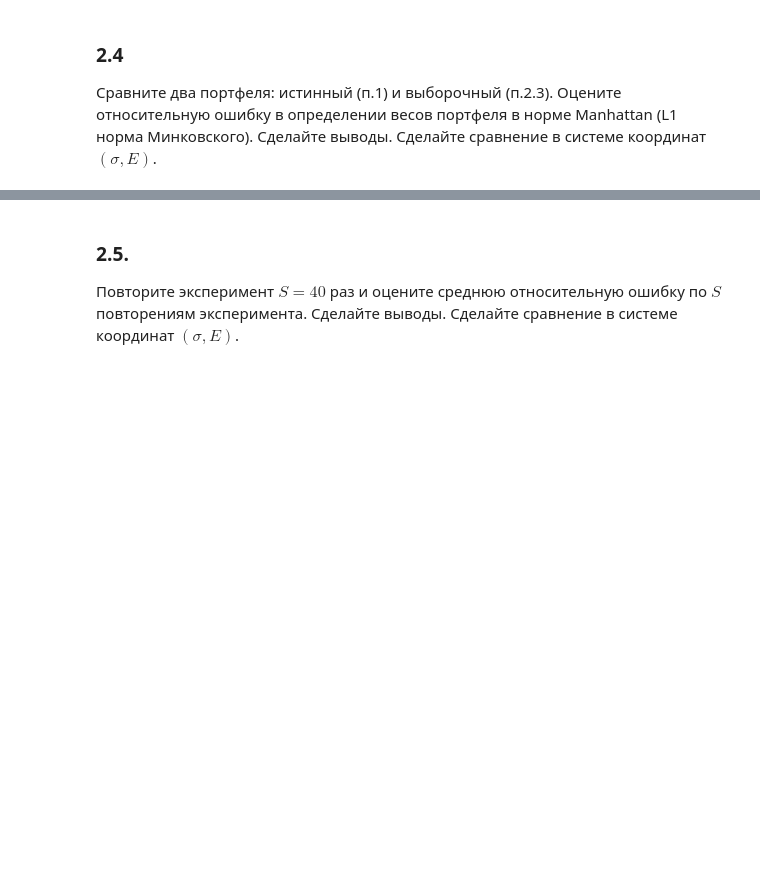
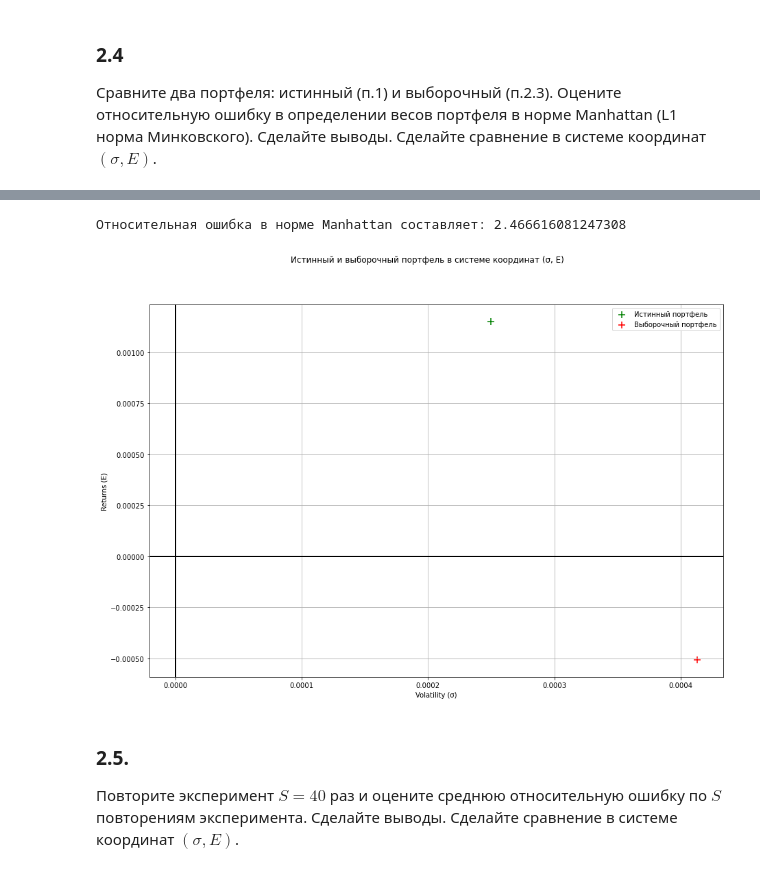
Before and after one commit to dselivanovskaya/Finance-operations-research-lab-3, a Jupyter notebook: lab-3.ipynb, the cells around one changed output, grey strips where cells are left out. Cells and saved outputs as stored; diff of their text form; code cells hidden in the pictures; blank space fills up the shorter version.

```diff
--- a/lab-3.ipynb
+++ b/lab-3.ipynb
@@ -174,6 +175,10 @@ def calc_portfolio_volatility(x, cov_matrix):
     sigma_sq = np.matmul(np.matmul(x, cov_matrix.to_numpy()), x.T)
     sigma_sq = float(sigma_sq)
     return sigma_sq
+
+# Относительная ошибка в норме Manhattan (cityblock)
+def calc_relative_cityblock_error(vec_true, vec_pred):
+    return cityblock(vec_true, vec_pred)/np.linalg.norm(vec_true)
 # %% [markdown]
 ## Подготовка модели.
 
@@ -428,3 +434,30 @@ plt.show()
+# %%
+# расчеты доходности и риска
+x_opt_return = calc_portfolio_return(x_opt, means)
+x_opt_volatility = calc_portfolio_volatility(x_opt, cov_mat)
+
+x_opt_r_sample30_return = calc_portfolio_return(x_opt_r_sample30, means)
+x_opt_r_sample30_volatility = calc_portfolio_volatility(x_opt_r_sample30, cov_mat)
+
+fig, ax = plt.subplots(figsize=(15, 10))
+fig.suptitle("Истинный и выборочный портфель в системе координат (σ, E)")
+ax.axhline(linewidth=2, color='black')
+ax.axvline(linewidth=2, color='black')
+
+ax.scatter(x_opt_volatility, x_opt_return, color="g", marker="+", s=100, label="Истинный портфель")
+ax.scatter(x_opt_r_sample30_volatility, x_opt_r_sample30_return, color="r", marker="+", s=100, label="Выборочный портфель")
+
+ax.set_xlabel("Volatility (σ)")
+ax.set_ylabel("Returns (E)")
+ax.grid()
+ax.legend()
+fig.show()
+
+# manhattan error
+print("Относительная ошибка в норме Manhattan составляет:", calc_relative_cityblock_error(x_opt, x_opt_r_sample30))
+# %% [output]
+Относительная ошибка в норме Manhattan составляет: 2.466616081247308
+[figure, added]
 # %% [markdown]
 ### 2.5.
 Повторите эксперимент $S=40$ раз и оцените среднюю относительную ошибку по $S$ повторениям эксперимента. Сделайте выводы.  Сделайте сравнение в системе координат $(\sigma, E)$.
```
Also changed, not shown: parts of 9 cells of this notebook.
